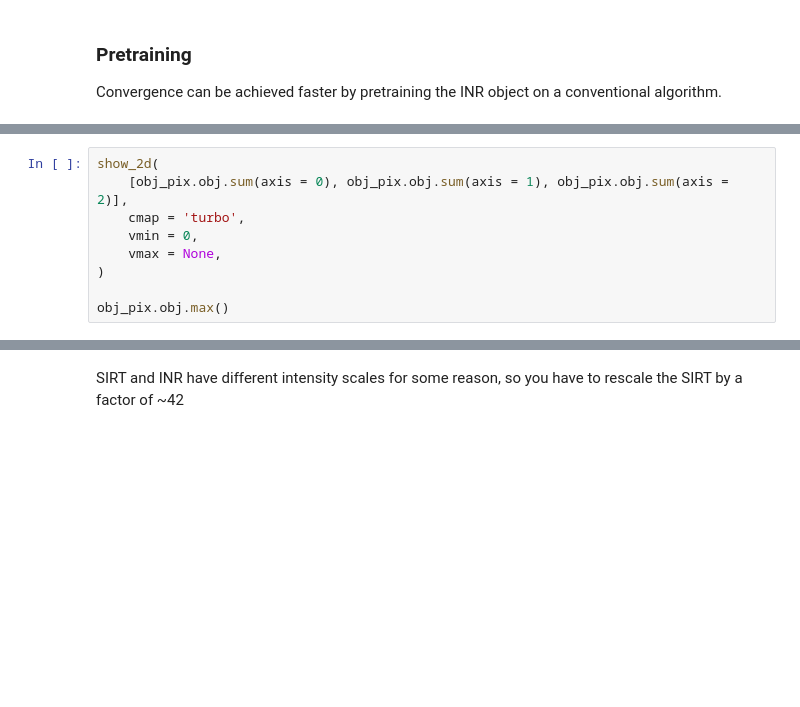
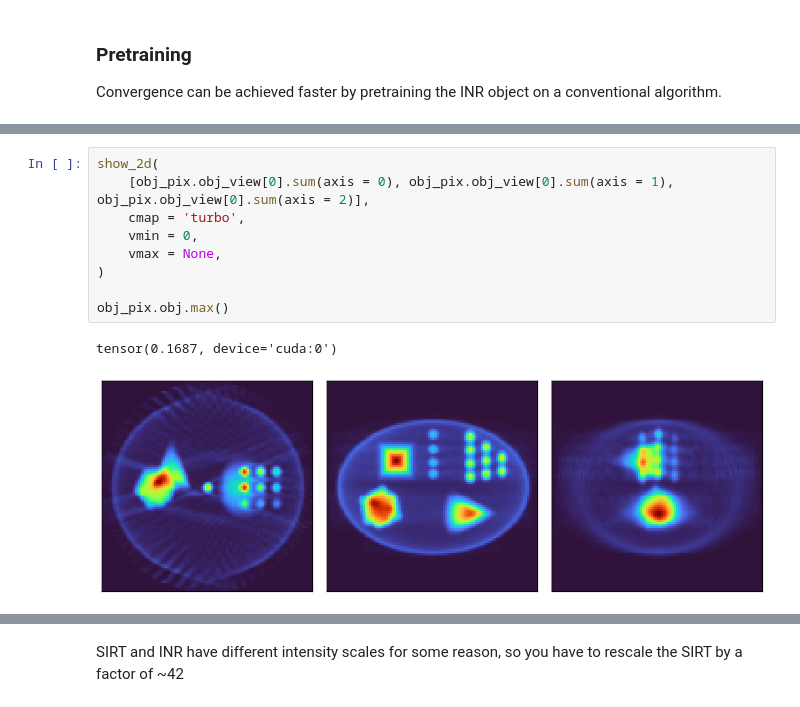
Before and after one commit to electronmicroscopy/quantem-tutorials, a Jupyter notebook: tutorials/tomography/notebooks/tomography_02_full.ipynb, the cells around one changed output, grey strips where cells are left out. Drawn from its saved outputs; the diff is of its cells as text; blank space fills up the shorter version.

```diff
--- a/tutorials/tomography/notebooks/tomography_02_full.ipynb
+++ b/tutorials/tomography/notebooks/tomography_02_full.ipynb
@@ -470,10 +532,13 @@ tomo_conv.reconstruct(
 # %%
 show_2d(
-    [obj_pix.obj.sum(axis = 0), obj_pix.obj.sum(axis = 1), obj_pix.obj.sum(axis = 2)],
+    [obj_pix.obj_view[0].sum(axis = 0), obj_pix.obj_view[0].sum(axis = 1), obj_pix.obj_view[0].sum(axis = 2)],
     cmap = 'turbo',
     vmin = 0,
     vmax = None,
 )
 
 obj_pix.obj.max()
+# %% [output]
+tensor(0.1687, device='cuda:0')
+[figure, added]
 # %%
```
Also changed, not shown: parts of 20 cells of this notebook, 1 other file.
